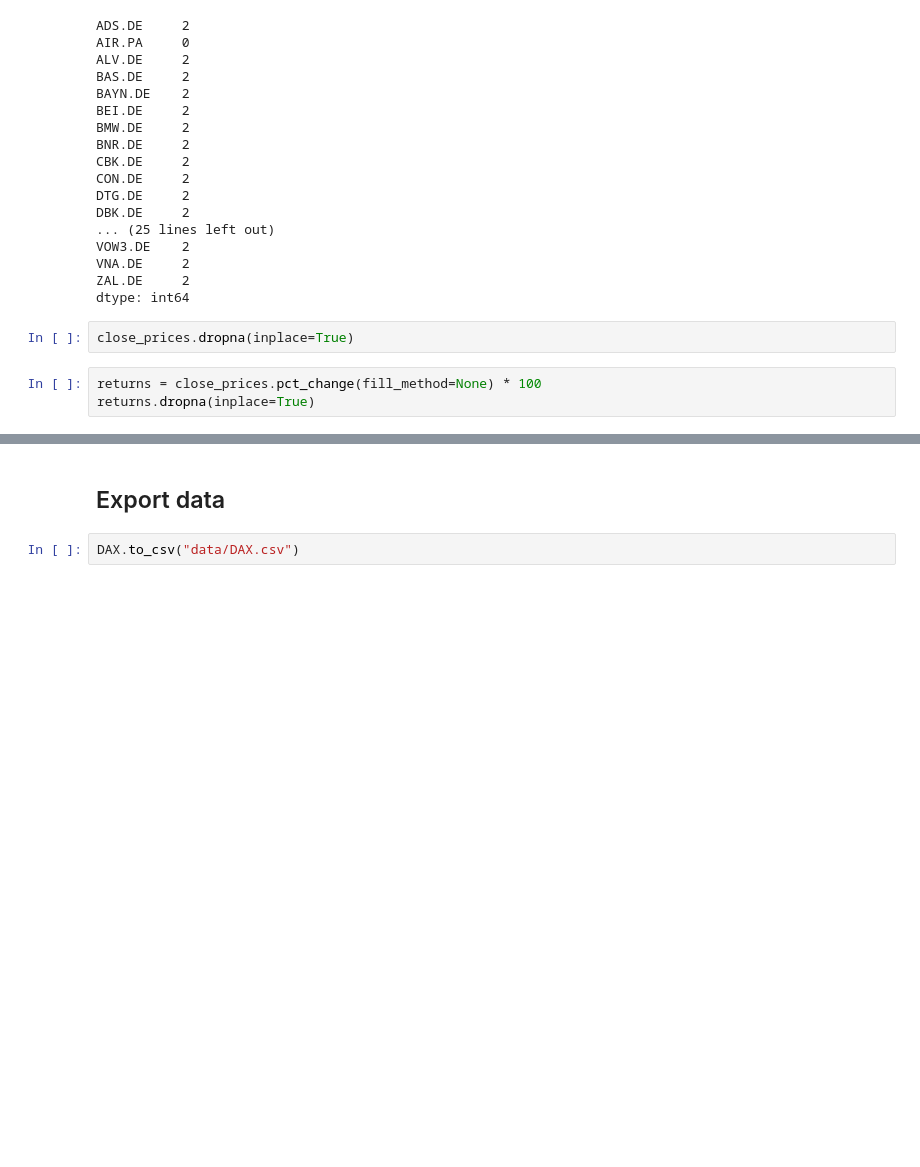
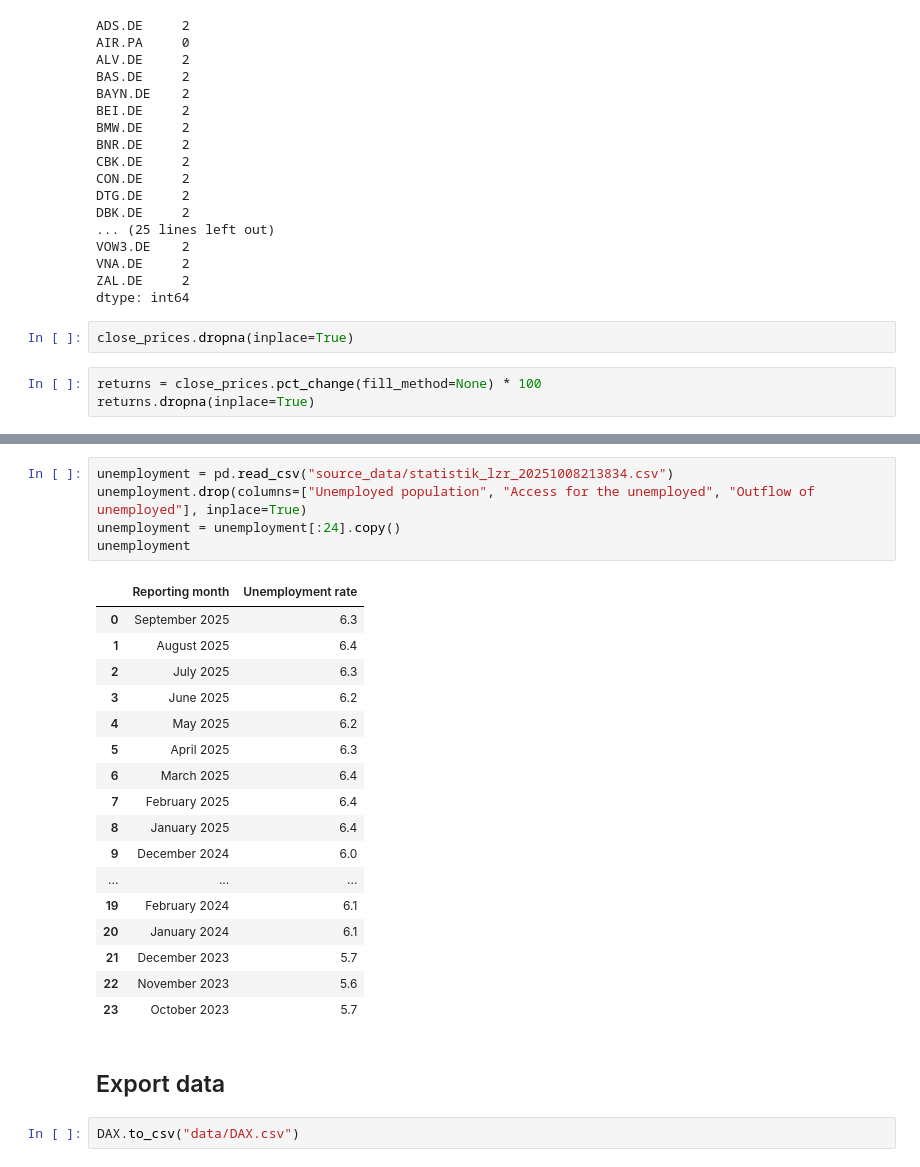
Before and after one commit to TebasMartinez/DA-DAX, a Jupyter notebook: Data Retrieval.ipynb, the cells around one changed output, grey strips where cells are left out. Cells and saved outputs as stored; diff of their text form; blank space fills up the shorter version.

```diff
--- a/Data Retrieval.ipynb
+++ b/Data Retrieval.ipynb
@@ -124,3 +201,26 @@ returns.head()
+# %%
+unemployment = pd.read_csv("source_data/statistik_lzr_20251008213834.csv")
+unemployment.drop(columns=["Unemployed population", "Access for the unemployed", "Outflow of unemployed"], inplace=True)
+unemployment = unemployment[:24].copy()
+unemployment
+# %% [output]
+|  | Reporting month | Unemployment rate |
+| 0 | September 2025 | 6.3 |
+| 1 | August 2025 | 6.4 |
+| 2 | July 2025 | 6.3 |
+| 3 | June 2025 | 6.2 |
+| 4 | May 2025 | 6.2 |
+| 5 | April 2025 | 6.3 |
+| 6 | March 2025 | 6.4 |
+| 7 | February 2025 | 6.4 |
+| 8 | January 2025 | 6.4 |
+| 9 | December 2024 | 6.0 |
+| ... | ... | ... |
+| 19 | February 2024 | 6.1 |
+| 20 | January 2024 | 6.1 |
+| 21 | December 2023 | 5.7 |
+| 22 | November 2023 | 5.6 |
+| 23 | October 2023 | 5.7 |
 # %% [markdown]
 ## Export data
 # %%
```
Also changed, not shown: parts of 10 cells of this notebook, 8 other files.
